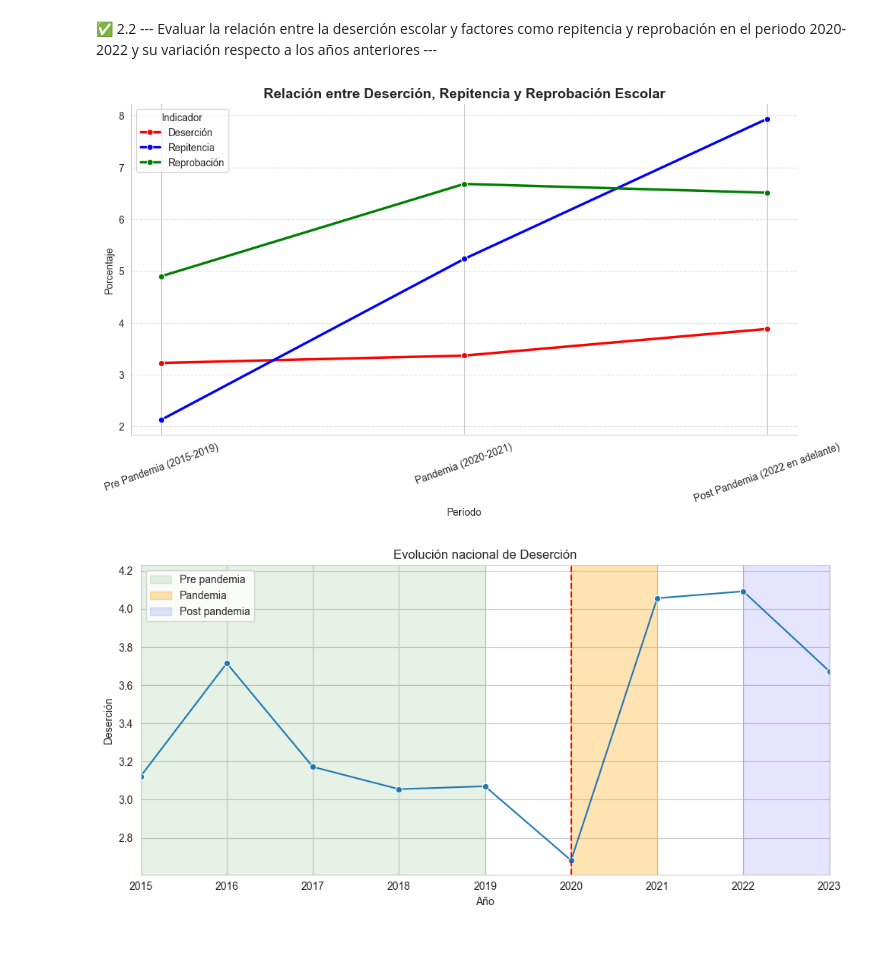
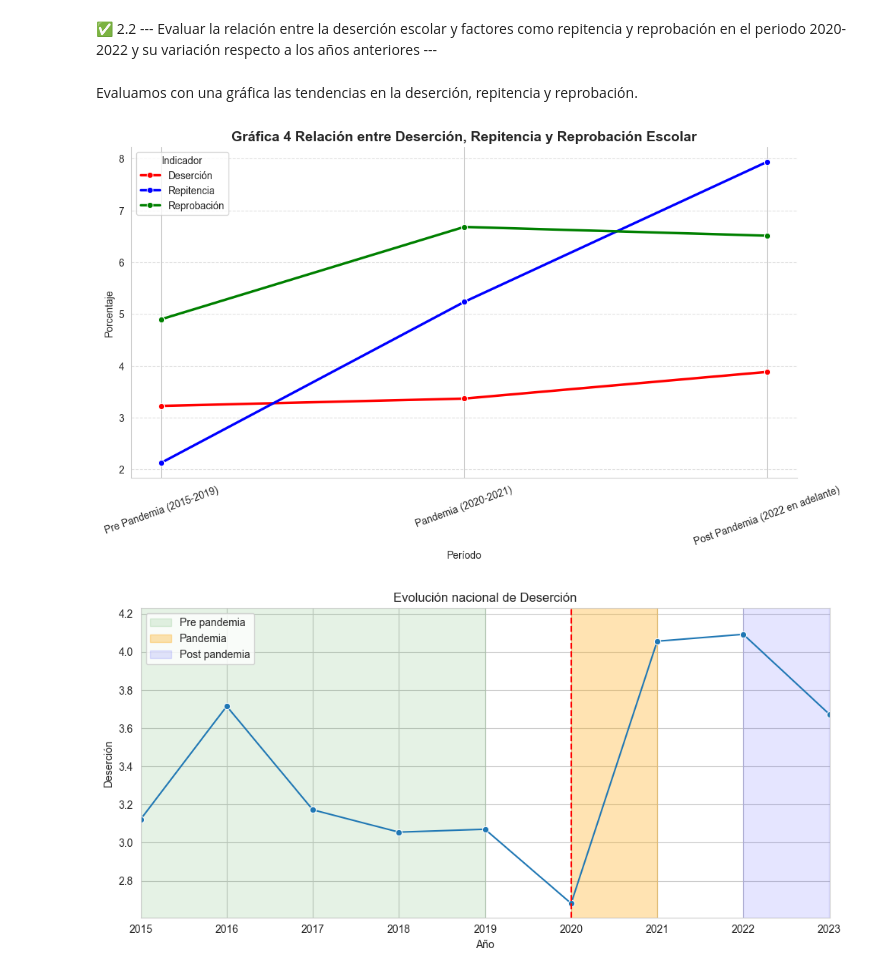
Before and after one commit to Fabiloz/Proyecto_Final, a Jupyter notebook: Análisis_de_Indicadores_Educativos.ipynb, the cells around one changed output. Saved outputs shown, nothing was run; the diff lists cells and outputs as text; code cells hidden in the pictures; blank space fills up the shorter version.

```diff
--- a/Análisis_de_Indicadores_Educativos.ipynb
+++ b/Análisis_de_Indicadores_Educativos.ipynb
@@ -806,44 +790,39 @@ plt.show()
 # %% [markdown]
 ✅ 2.2 --- Evaluar la relación entre la deserción escolar y factores como repitencia y reprobación en el periodo 2020-2022 y su variación respecto a los años anteriores ---
+# %% [markdown]
+Evaluamos con una gráfica las tendencias en la deserción, repitencia y reprobación.
 # %%
-import pandas as pd
-import seaborn as sns
-import matplotlib.pyplot as plt
-
 # Filtrar datos por períodos clave
 pre_pandemia = data[data['AÑO'].between(2015, 2019)]
 pandemia = data[data['AÑO'].isin([2020, 2021])]
 post_pandemia = data[data['AÑO'] >= 2022]
 
 # Variables a analizar
 resultados = pd.DataFrame({
     'Período': ['Pre Pandemia (2015-2019)', 'Pandemia (2020-2021)', 'Post Pandemia (2022 en adelante)'],
     'Deserción': [pre_pandemia['DESERCIÓN'].mean(), pandemia['DESERCIÓN'].mean(), post_pandemia['DESERCIÓN'].mean()],
     'Repitencia': [pre_pandemia['REPITENCIA'].mean(), pandemia['REPITENCIA'].mean(), post_pandemia['REPITENCIA'].mean()],
     'Reprobación': [pre_pandemia['REPROBACIÓN'].mean(), pandemia['REPROBACIÓN'].mean(), post_pandemia['REPROBACIÓN'].mean()]
 })
 
-# Configurar estilo moderno de Seaborn
+
 sns.set_style("whitegrid")
 
-# Crear gráfica con colores personalizados y tamaño más ancho
-plt.figure(figsize=(12,6))  # Aumenta el ancho del gráfico
+# Crear gráfica
+plt.figure(figsize=(12,6))
 ax = sns.lineplot(data=resultados.melt(id_vars='Período', var_name='Indicador', value_name='Valor'),
                   x='Período', y='Valor', hue='Indicador', marker='o', linewidth=2.5,
                   palette={'Deserción': 'red', 'Repitencia': 'blue', 'Reprobación': 'green'})
 
-# Mejorar la estética
-plt.title("Relación entre Deserción, Repitencia y Reprobación Escolar", fontsize=14, fontweight='bold')
+plt.title("Gráfica 4 Relación entre Deserción, Repitencia y Reprobación Escolar", fontsize=14, fontweight='bold')
 plt.xlabel("Período")
 plt.ylabel("Porcentaje")
 plt.xticks(rotation=20)
 plt.legend(title="Indicador", fontsize=10)
-sns.despine()  # Remover bordes innecesarios
+sns.despine()
 plt.grid(axis='y', linestyle='--', alpha=0.6)
-
-# Mostrar gráfico
 plt.show()
 # %% [output]
-[figure, old version]
+[figure, new version]
 # %%
 # Evaluar individualmnte la evolución de la cobertura bruta, deserción, aprobación, reprobación y repitencia
```
Also changed, not shown: parts of 38 cells of this notebook, 5 other files.
